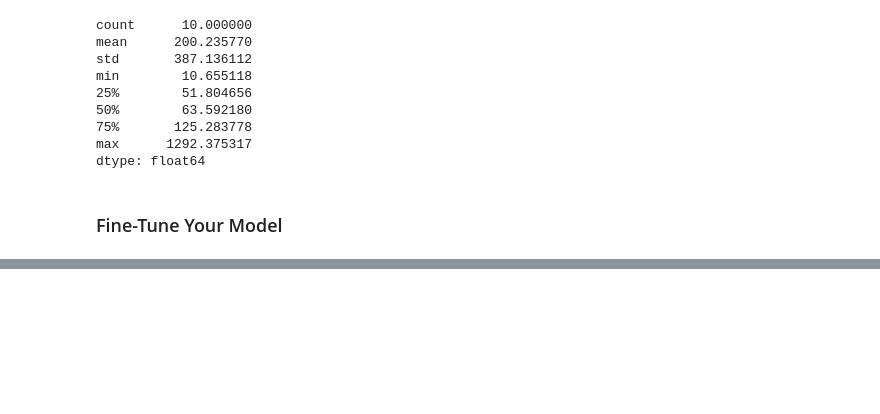
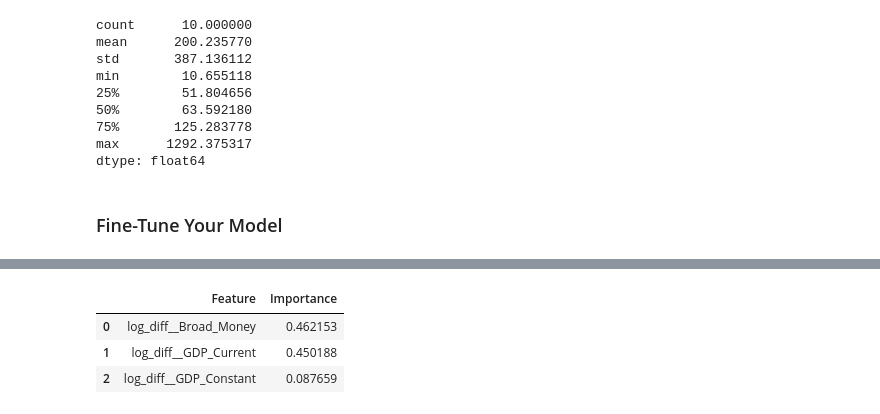
Before and after one commit to Gonzalo-Caro/Practicas-ML-NN, a Jupyter notebook: Additional Exercises/1. Data_Cleaning_ and_ML_Models.ipynb, the cells around one changed output, grey strips where cells are left out. Saved outputs shown, nothing was run; the diff lists cells and outputs as text; code cells hidden in the pictures; blank space fills up the shorter version.

```diff
--- a/Additional Exercises/1. Data_Cleaning_ and_ML_Models.ipynb
+++ b/Additional Exercises/1. Data_Cleaning_ and_ML_Models.ipynb
@@ -334,0 +355,16 @@ dtype: float64
+# %%
+importances = forest_reg.named_steps['randomforestregressor'].feature_importances_
+feature_names_out = preprocessing.get_feature_names_out()
+# %%
+feature_importance = pd.DataFrame({
+    'Feature': feature_names_out,
+    'Importance': importances
+})
+
+feature_importance = feature_importance.sort_values(by='Importance', ascending=False).reset_index(drop=True)
+feature_importance
+# %% [output]
+|  | Feature | Importance |
+| 0 | log_diff__Broad_Money | 0.462153 |
+| 1 | log_diff__GDP_Current | 0.450188 |
+| 2 | log_diff__GDP_Constant | 0.087659 |
```
Also changed, not shown: parts of 23 cells of this notebook, 2 other files.
